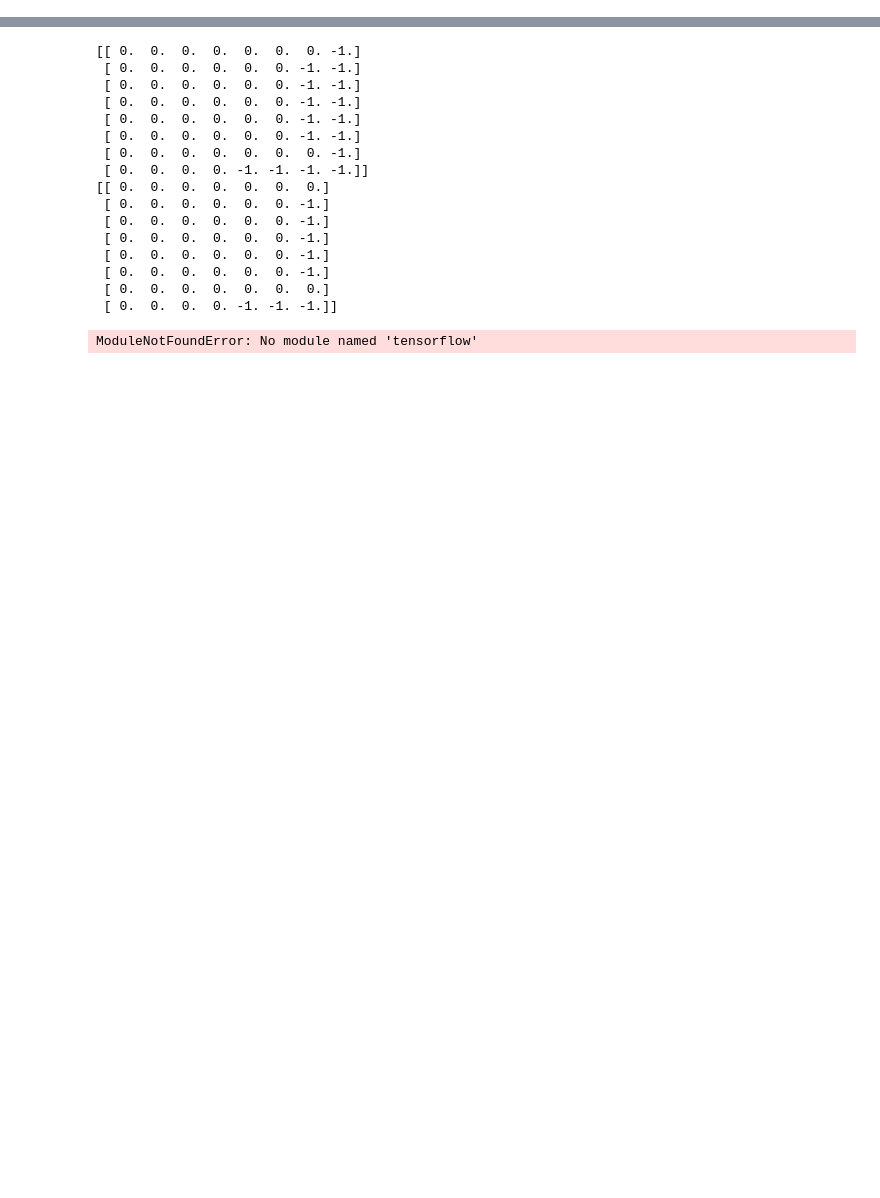
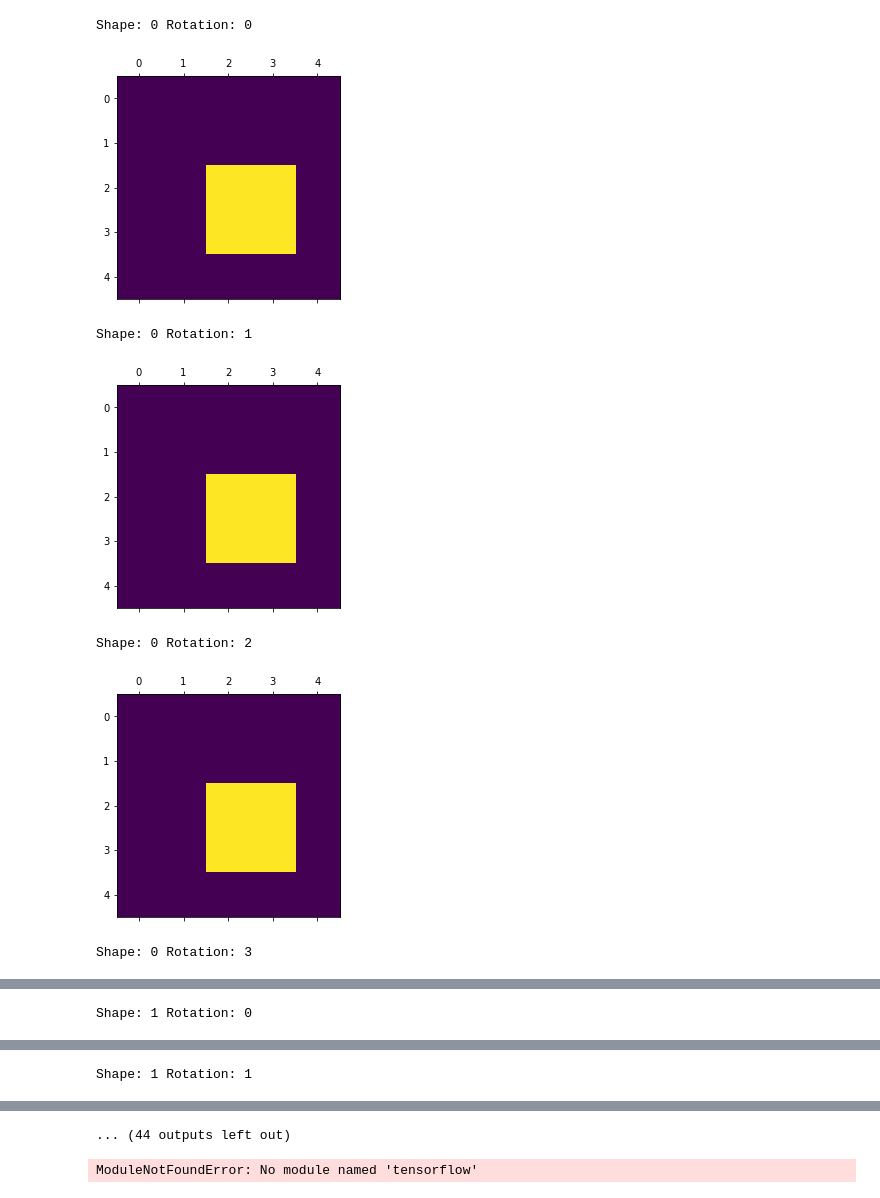
Before and after one commit to gregorbachmann/TetrisLearn, a Jupyter notebook: Tetris v0.1.ipynb, the cells around one changed output, grey strips where cells are left out. Cells and saved outputs as stored; diff of their text form; code cells hidden in the pictures; blank space fills up the shorter version.

```diff
--- a/Tetris v0.1.ipynb
+++ b/Tetris v0.1.ipynb
@@ -127,7 +129,7 @@ class Block:
         self.shape=shape
         self.rotation = rotation
         if posX==None:
-            self.posX=sizeX/2
+            self.posX=2
         else:
             self.posX=posX
         if posY==None:
@@ -331,11 +333,21 @@ t.draw()
 # %%
-# Test wheter all the shapes are correct and rotate correctly. #outdated
-#for t in range(7):
-#    b=Block(t)
-#    b.posX = 2
-#    b.posY = 2
-#    for r in range(4):
-#        b.rotation = r
-#        field=np.zeros((sizeX,sizeY))
-#        print(t,r)
-#        b.project(field)
+# Test wheter all the shapes are correct and rotate correctly.
+t=Tetris()
+for s in range(7):
+    b=Block(s)
+    b.posX = 2
+    b.posY = 2
+    for r in range(4):
+        b.rotation = r
+        t.field=np.zeros((5,5))
+        t.block=b
+        print('Shape:',s,'Rotation:',r)
+        t.draw()
+# %% [output]
+Shape: 0 Rotation: 0
+[figure, added]
+Shape: 0 Rotation: 1
+[figure, added]
+Shape: 0 Rotation: 2
+[figure, added]
+Shape: 0 Rotation: 3
@@ -341,0 +355 @@ t.draw()
+Shape: 1 Rotation: 0
@@ -341,0 +357 @@ t.draw()
+Shape: 1 Rotation: 1
@@ -342,22 +359,2 @@ t.draw()
+... (44 outputs left out)
-# %%
-print(t.field)
-t.field=np.delete(t.field,7,1)
-print(t.field)
-# %% [output]
-[[ 0.  0.  0.  0.  0.  0.  0. -1.]
- [ 0.  0.  0.  0.  0.  0. -1. -1.]
- [ 0.  0.  0.  0.  0.  0. -1. -1.]
- [ 0.  0.  0.  0.  0.  0. -1. -1.]
- [ 0.  0.  0.  0.  0.  0. -1. -1.]
- [ 0.  0.  0.  0.  0.  0. -1. -1.]
- [ 0.  0.  0.  0.  0.  0.  0. -1.]
- [ 0.  0.  0.  0. -1. -1. -1. -1.]]
-[[ 0.  0.  0.  0.  0.  0.  0.]
- [ 0.  0.  0.  0.  0.  0. -1.]
- [ 0.  0.  0.  0.  0.  0. -1.]
- [ 0.  0.  0.  0.  0.  0. -1.]
- [ 0.  0.  0.  0.  0.  0. -1.]
- [ 0.  0.  0.  0.  0.  0. -1.]
- [ 0.  0.  0.  0.  0.  0.  0.]
- [ 0.  0.  0.  0. -1. -1. -1.]]
 # %%
```
Also changed, not shown: parts of 5 cells of this notebook.
